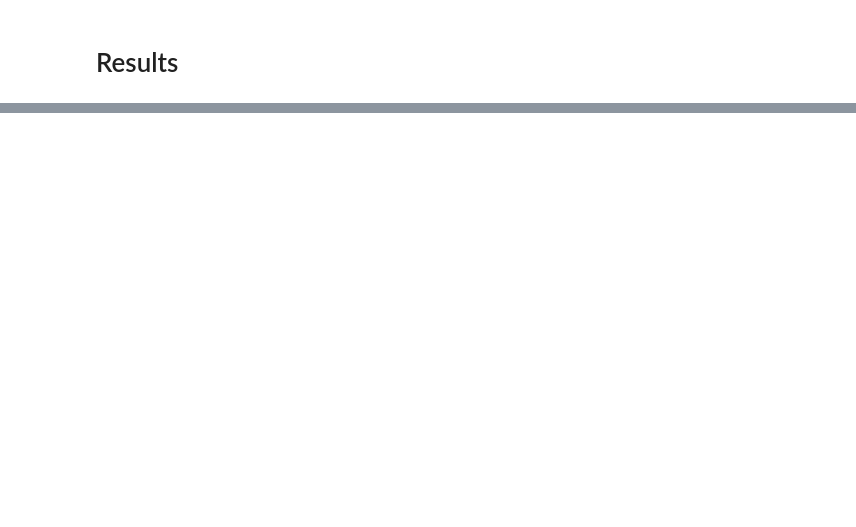
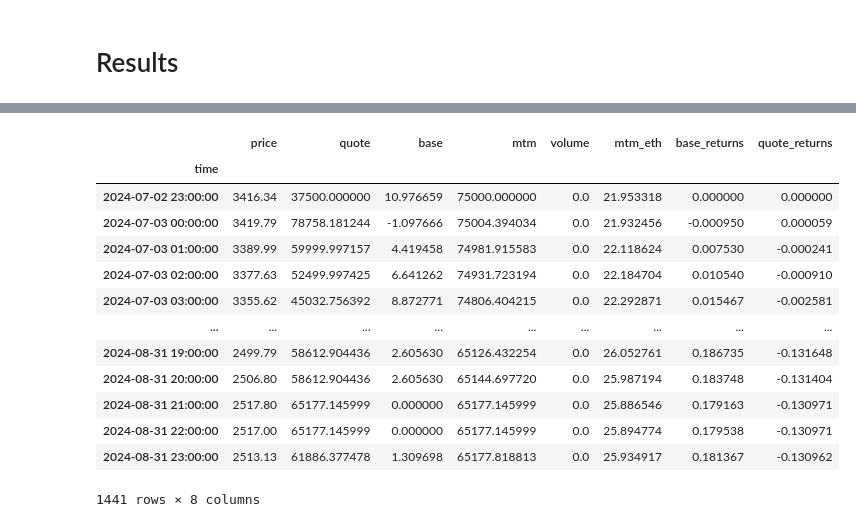
Before and after one commit to RedactedLabsGit/backtester-RL, a Jupyter notebook: scratchpad.ipynb, the cells around one changed output, grey strips where cells are left out. Cells and saved outputs as stored; diff of their text form; code cells hidden in the pictures; blank space fills up the shorter version.

```diff
--- a/scratchpad.ipynb
+++ b/scratchpad.ipynb
@@ -241,3 +217,20 @@ order_book_history_1h.head()
+# %%
+res_1h[window_hours:]
+# %% [output]
+|  | price | quote | base | mtm | volume | mtm_eth | base_returns | quote_returns |
+| time |  |  |  |  |  |  |  |  |
+| 2024-07-02 23:00:00 | 3416.34 | 37500.000000 | 10.976659 | 75000.000000 | 0.0 | 21.953318 | 0.000000 | 0.000000 |
+| 2024-07-03 00:00:00 | 3419.79 | 78758.181244 | -1.097666 | 75004.394034 | 0.0 | 21.932456 | -0.000950 | 0.000059 |
+| 2024-07-03 01:00:00 | 3389.99 | 59999.997157 | 4.419458 | 74981.915583 | 0.0 | 22.118624 | 0.007530 | -0.000241 |
+| 2024-07-03 02:00:00 | 3377.63 | 52499.997425 | 6.641262 | 74931.723194 | 0.0 | 22.184704 | 0.010540 | -0.000910 |
+| 2024-07-03 03:00:00 | 3355.62 | 45032.756392 | 8.872771 | 74806.404215 | 0.0 | 22.292871 | 0.015467 | -0.002581 |
+| ... | ... | ... | ... | ... | ... | ... | ... | ... |
+| 2024-08-31 19:00:00 | 2499.79 | 58612.904436 | 2.605630 | 65126.432254 | 0.0 | 26.052761 | 0.186735 | -0.131648 |
+| 2024-08-31 20:00:00 | 2506.80 | 58612.904436 | 2.605630 | 65144.697720 | 0.0 | 25.987194 | 0.183748 | -0.131404 |
+| 2024-08-31 21:00:00 | 2517.80 | 65177.145999 | 0.000000 | 65177.145999 | 0.0 | 25.886546 | 0.179163 | -0.130971 |
+| 2024-08-31 22:00:00 | 2517.00 | 65177.145999 | 0.000000 | 65177.145999 | 0.0 | 25.894774 | 0.179538 | -0.130971 |
+| 2024-08-31 23:00:00 | 2513.13 | 61886.377478 | 1.309698 | 65177.818813 | 0.0 | 25.934917 | 0.181367 | -0.130962 |
+1441 rows × 8 columns
 # %%
 fig = make_subplots(
     rows=1,
```
Also changed, not shown: parts of 18 cells of this notebook, 1 other file.
